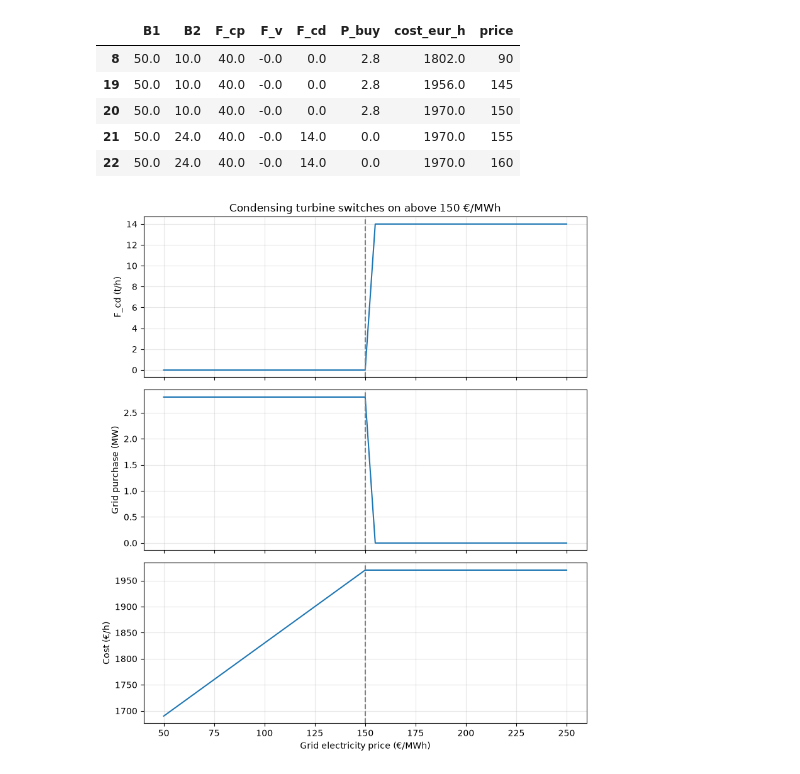
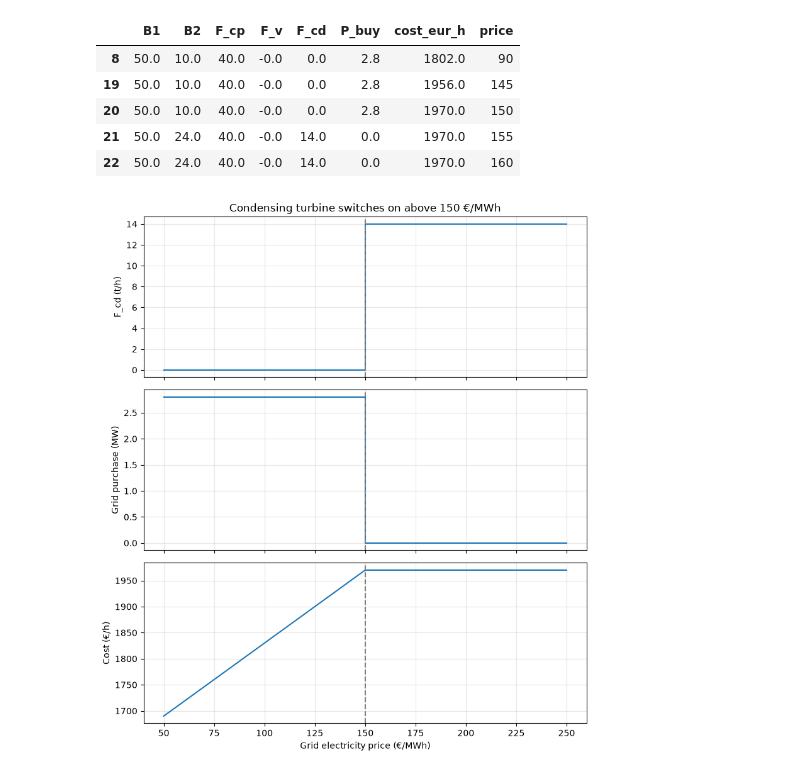
Before and after one commit to ILYASSE339/utilities-optimizer, a Jupyter notebook: notebooks/01_price_sweep.ipynb, the cells around one changed output. Cells and saved outputs as stored; diff of their text form; code cells hidden in the pictures.

Commit message:
Fix price sweep chart: step plot for on/off decision

```diff
--- a/notebooks/01_price_sweep.ipynb
+++ b/notebooks/01_price_sweep.ipynb
@@ -34,22 +34,22 @@ df[df["price"].isin([90, 145, 150, 155, 160])]
 # %%
 fig, axes = plt.subplots(3, 1, figsize=(8, 9), sharex=True)
 
-axes[0].plot(df["price"], df["F_cd"])
+axes[0].step(df["price"], df["F_cd"], where="pre")
 axes[0].set_ylabel("F_cd (t/h)")
 
-axes[1].plot(df["price"], df["P_buy"])
+axes[1].step(df["price"], df["P_buy"], where="pre")
 axes[1].set_ylabel("Grid purchase (MW)")
 
 axes[2].plot(df["price"], df["cost_eur_h"])
 axes[2].set_ylabel("Cost (€/h)")
 axes[2].set_xlabel("Grid electricity price (€/MWh)")
 
 for ax in axes:
     ax.axvline(150, linestyle="--", color="grey")
     ax.grid(alpha=0.3)
 axes[0].set_title("Condensing turbine switches on above 150 €/MWh")
 
 fig.tight_layout()
 fig.savefig("../docs/price_sweep.png", dpi=150)
 # %% [output]
-[figure, old version]
+[figure, new version]
```
Also changed, not shown: 1 other file.
